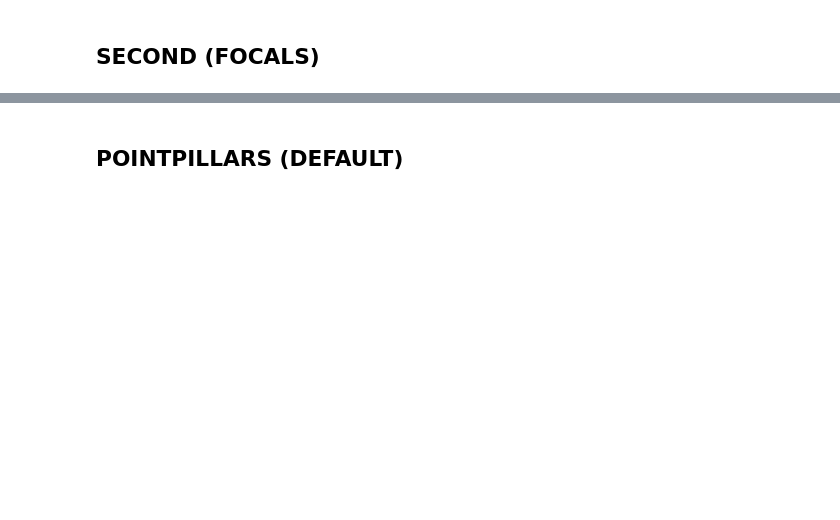
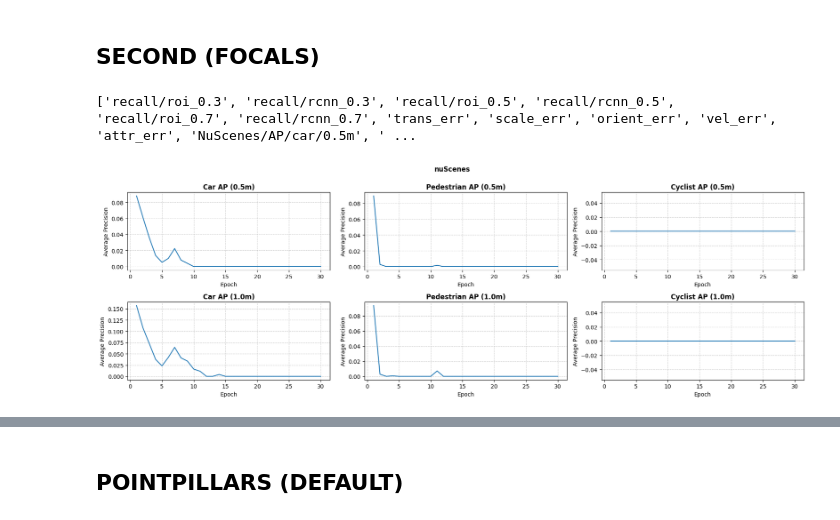
Before and after one commit to KULBerndDockx/OpenPCDet, a Jupyter notebook: tensorboard copy.ipynb, the cells around one changed output, grey strips where cells are left out. Drawn from its saved outputs; the diff is of its cells as text; code cells hidden in the pictures; blank space fills up the shorter version.

```diff
--- a/tensorboard copy.ipynb
+++ b/tensorboard copy.ipynb
@@ -161,5 +154,8 @@ print_tb(log_test["S_D_ftd"]["E"])
 # %% [markdown]
 ## SECOND (FOCALS)
 # %%
-print_tb(log_test["S_F_def"]["N"])
+print_tb("nuScenes",log_test["S_F_def"]["N"])
+# %% [output]
+['recall/roi_0.3', 'recall/rcnn_0.3', 'recall/roi_0.5', 'recall/rcnn_0.5', 'recall/roi_0.7', 'recall/rcnn_0.7', 'trans_err', 'scale_err', 'orient_err', 'vel_err', 'attr_err', 'NuScenes/AP/car/0.5m', ' ...
+[figure, added]
 # %%
```
Also changed, not shown: parts of 8 cells of this notebook.
